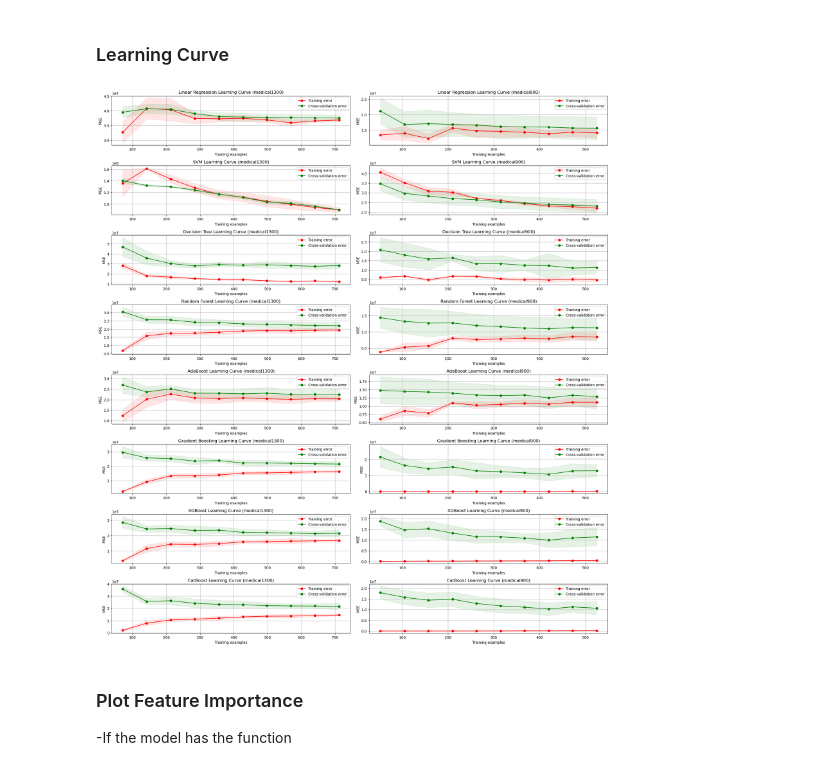
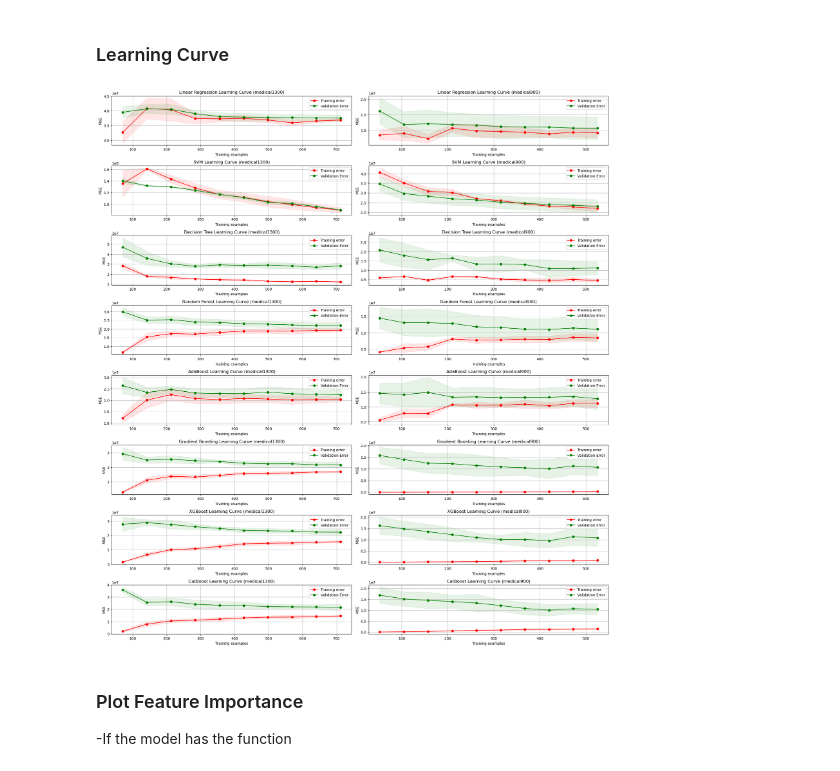
Before and after one commit to rizkyyusfian/Healthcare_Cost_Prediction, a Jupyter notebook: main.ipynb, the cells around one changed output. Saved outputs shown, nothing was run; the diff lists cells and outputs as text; code cells hidden in the pictures.

```diff
--- a/main.ipynb
+++ b/main.ipynb
@@ -104,9 +104,9 @@ def evaluate_lightgbm(X_train, X_test, y_train, y_test):
     model = LGBMRegressor(verbose=0)
 
     param_grid = {
-        'n_estimators': [50, 100, 200, 300, 400, 500],
+        'n_estimators': [100, 200, 300],
         'learning_rate': [0.1, 0.01, 0.001],
-        'num_leaves': [20, 25, 30, 35, 40],
+        'num_leaves': [20, 25, 30],
         'min_child_weight': [1, 5, 10],
         'subsample': [0.6, 0.8, 1.0],
         'colsample_bytree': [0.6, 0.8, 1.0]
@@ -131,11 +131,11 @@ def evaluate_lightgbm(X_train, X_test, y_train, y_test):
         'Best Params': grid_search.best_params_
     }
 
-    return results
+    return results, grid_search.cv_results_
 
 # Evaluate LightGBM model on both datasets
-lgbm_results_1300 = evaluate_lightgbm(X_train_1300, X_test_1300, y_train_1300, y_test_1300)
-lgbm_results_900 = evaluate_lightgbm(X_train_900, X_test_900, y_train_900, y_test_900)
+lgbm_results_1300,  cv_results_1300 = evaluate_lightgbm(X_train_1300, X_test_1300, y_train_1300, y_test_1300)
+lgbm_results_900, cv_results_900  = evaluate_lightgbm(X_train_900, X_test_900, y_train_900, y_test_900)
 
 # Display the results
 print("Light GBM Hyperpamater Tuning using Grid Search")
@@ -232,7 +278,7 @@ def plot_learning_curve(estimator, X, y, title):
     plt.plot(train_sizes, train_scores_mean, 'o-', color="r",
              label="Training error")
     plt.plot(train_sizes, test_scores_mean, 'o-', color="g",
-             label="Cross-validation error")
+             label="Validation error")
 
     plt.legend(loc="best")
     return plt
@@ -329,33 +375,33 @@ def evaluate_models(X_train, X_test, y_train, y_test):
             'kernel': ['linear']
         },
         'Decision Tree': {
-            'max_depth': [None, 10, 20, 30],
+            'max_depth': [None, 10, 20],
             'min_samples_split': [2, 10, 20],
             'min_samples_leaf': [1, 5, 10]
         },
         'Random Forest': {
-            'n_estimators': [50, 100, 200, 300, 400, 500],
-            'max_depth': [None, 10, 20, 30],
+            'n_estimators': [100, 200, 300],
+            'max_depth': [None, 10, 20],
             'max_leaf_nodes': [3, 6, 9],
         },
         'AdaBoost': {
-            'n_estimators': [50, 100, 200, 300, 400, 500],
+            'n_estimators': [100, 200, 300],
             'learning_rate': [0.1, 0.01, 0.001]
         },
         'Gradient Boosting': {
-            'n_estimators': [50, 100, 200, 300, 400, 500],
+            'n_estimators': [100, 200, 300],
             'learning_rate': [0.1, 0.01, 0.001],
-            'max_depth':  [2, 3, 5, 7],
+            'max_depth':  [2, 3, 5],
         },
         'XGBoost': {
-            'n_estimators': [50, 100, 200, 300, 400, 500],
+            'n_estimators': [100, 200, 300],
             'learning_rate': [0.1, 0.01, 0.001],
-            'max_depth':  [2, 3, 5, 7],
+            'max_depth':  [2, 3, 5],
         },
         'CatBoost': {
-            'iterations': [50, 100, 200, 300, 400, 500],
+            'iterations': [100, 200, 300],
             'learning_rate': [0.1, 0.01, 0.001],
-            'depth':  [2, 3, 5, 7],
+            'depth':  [2, 3, 5],
         }
     }
 
@@ -560,35 +606,35 @@ def plot_learning_curve(estimator, X, y, title):
     plt.fill_between(train_sizes, test_scores_mean - test_scores_std,
                      test_scores_mean + test_scores_std, alpha=0.1, color="g")
     plt.plot(train_sizes, train_scores_mean, 'o-', color="r",
              label="Training error")
     plt.plot(train_sizes, test_scores_mean, 'o-', color="g",
-             label="Cross-validation error")
+             label="Validation Error")
 
     plt.legend(loc="best")
     return plt
 
 plt.figure(figsize=(20, 24))
 
 model_names_1300 = [
     'Linear Regression', 'SVM', 'Decision Tree', 'Random Forest',
     'AdaBoost', 'Gradient Boosting', 'XGBoost', 'CatBoost'
 ]
 for i, name in enumerate(model_names_1300, start=1):
     plt.subplot(9, 2, i * 2 - 1)
     plot_learning_curve(models_1300[name], X_train_1300, y_train_1300, f"{name} Learning Curve (medical1300)")
 
 model_names_900 = [
     'Linear Regression', 'SVM', 'Decision Tree', 'Random Forest',
     'AdaBoost', 'Gradient Boosting', 'XGBoost', 'CatBoost'
 ]
 for i, name in enumerate(model_names_900, start=1):
     plt.subplot(9, 2, i * 2)
     plot_learning_curve(models_900[name], X_train_900, y_train_900, f"{name} Learning Curve (medical900)")
 
 plt.tight_layout()
 plt.show()
 # %% [output]
-[figure, old version]
+[figure, new version]
 # %% [markdown]
 ### Plot Feature Importance
 -If the model has the function
```
Also changed, not shown: parts of 13 cells of this notebook, 14 other files.
